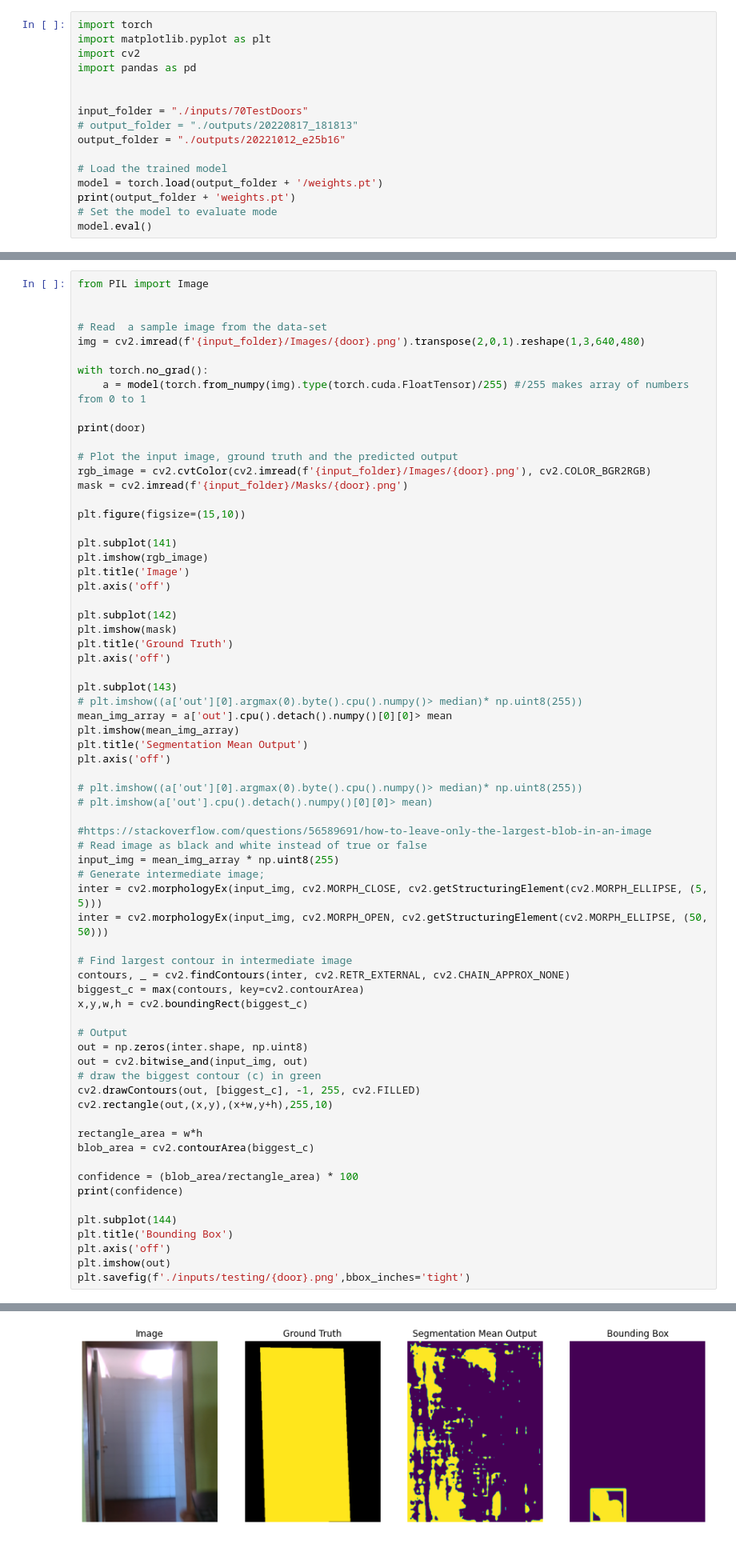
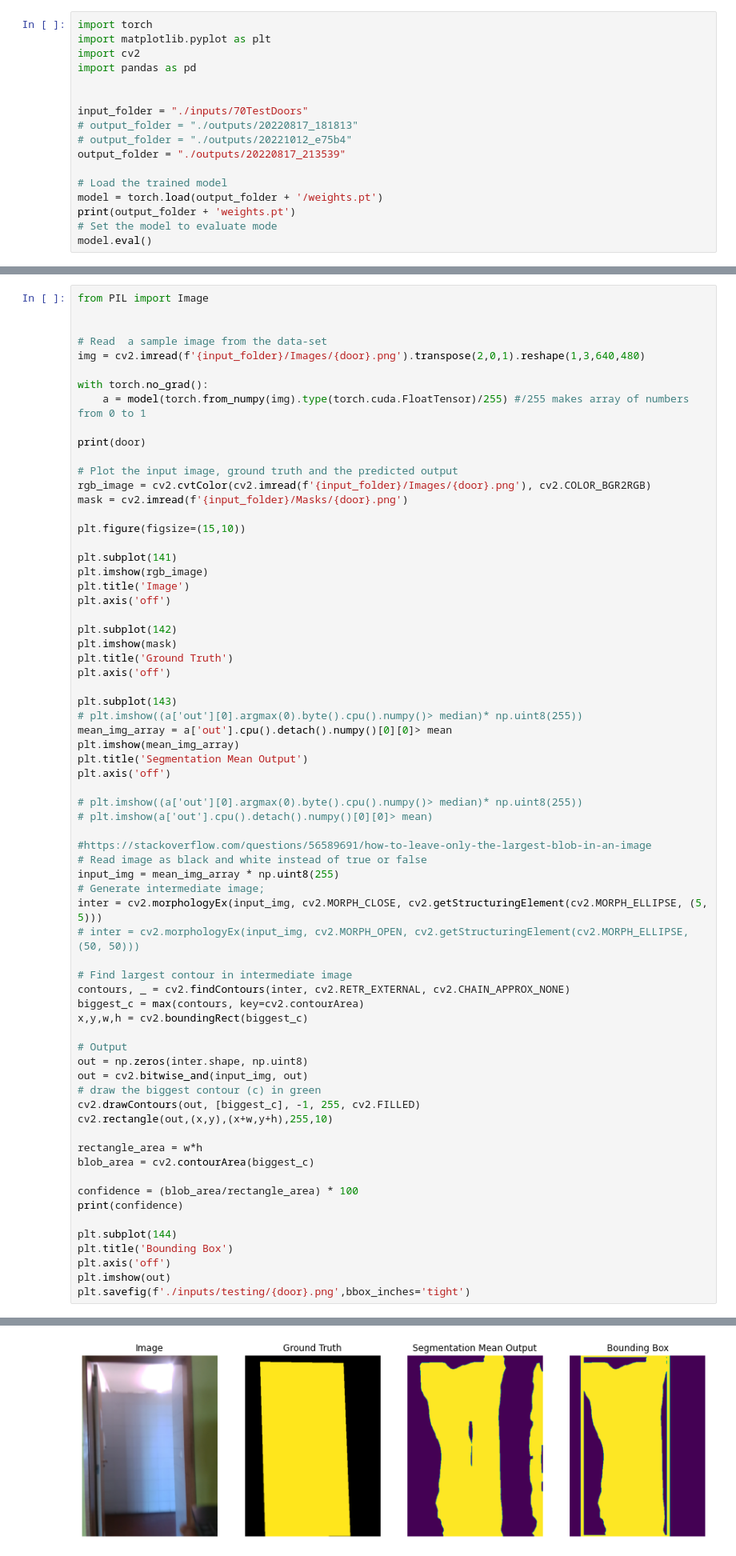
Before and after one commit to avinashsudhakaran1/thesis, a Jupyter notebook: Deeplabv3_custom/Analysis.ipynb, the cells around one changed output, grey strips where cells are left out. Shown: that part at 80% size. Saved outputs shown, nothing was run; the diff lists cells and outputs as text.

```diff
--- a/Deeplabv3_custom/Analysis.ipynb
+++ b/Deeplabv3_custom/Analysis.ipynb
@@ -7,7 +7,8 @@ import pandas as pd
 
 input_folder = "./inputs/70TestDoors"
 # output_folder = "./outputs/20220817_181813"
-output_folder = "./outputs/20221012_e25b16"
+# output_folder = "./outputs/20221012_e75b4"
+output_folder = "./outputs/20220817_213539"
 
 # Load the trained model
 model = torch.load(output_folder + '/weights.pt')
@@ -165,7 +166,7 @@ plt.axis('off')
 input_img = mean_img_array * np.uint8(255)
 # Generate intermediate image;
 inter = cv2.morphologyEx(input_img, cv2.MORPH_CLOSE, cv2.getStructuringElement(cv2.MORPH_ELLIPSE, (5, 5)))
-inter = cv2.morphologyEx(input_img, cv2.MORPH_OPEN, cv2.getStructuringElement(cv2.MORPH_ELLIPSE, (50, 50)))
+# inter = cv2.morphologyEx(input_img, cv2.MORPH_OPEN, cv2.getStructuringElement(cv2.MORPH_ELLIPSE, (50, 50)))
 
 # Find largest contour in intermediate image
 contours, _ = cv2.findContours(inter, cv2.RETR_EXTERNAL, cv2.CHAIN_APPROX_NONE)
@@ -196,4 +197,4 @@ Door1523
-[figure, old version]
+[figure, new version]
 # %%
 #https://stackoverflow.com/questions/56589691/how-to-leave-only-the-largest-blob-in-an-image
 # Read image as black and white instead of true or false
```
Also changed, not shown: parts of 8 cells of this notebook, 4 other files.
